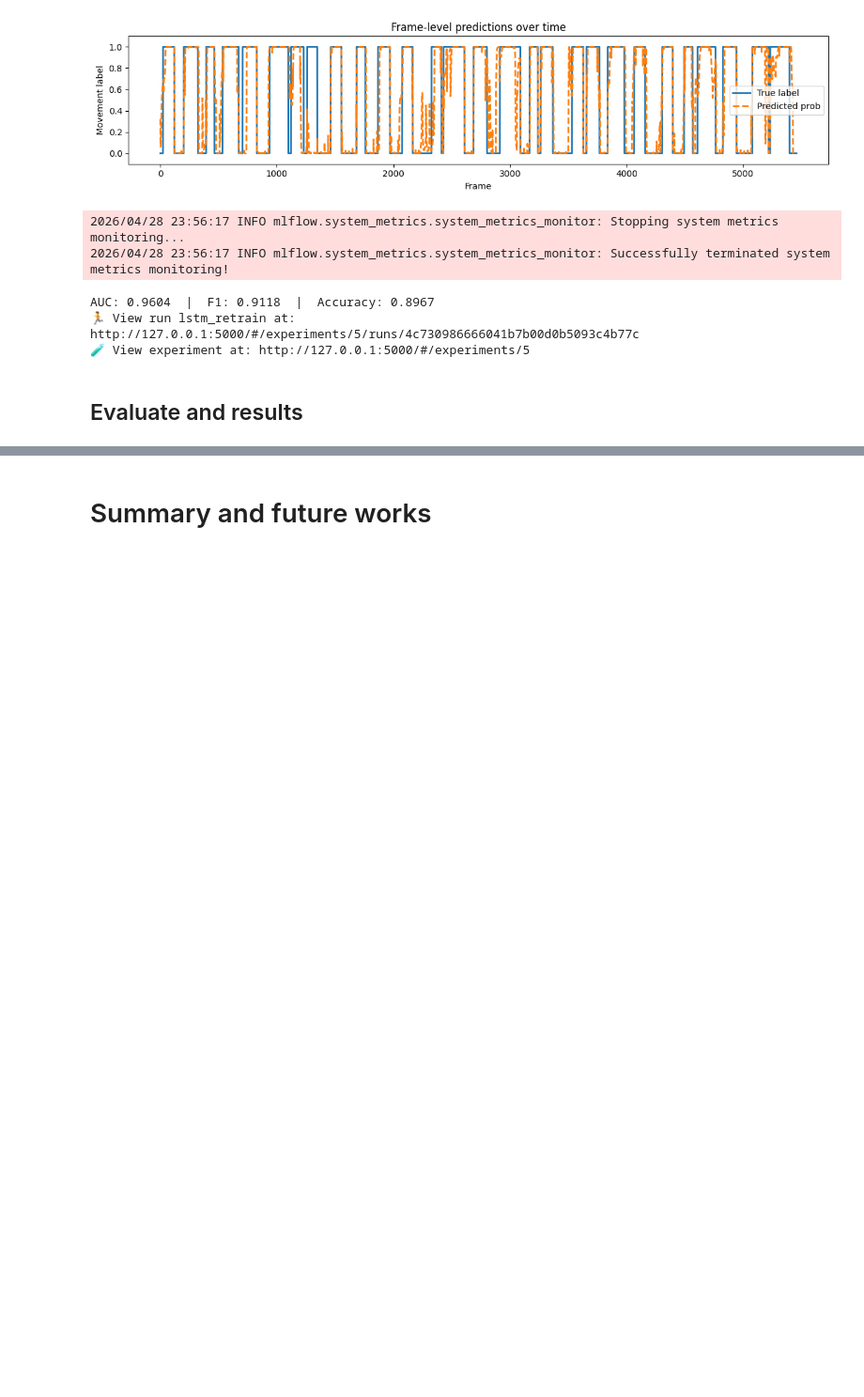
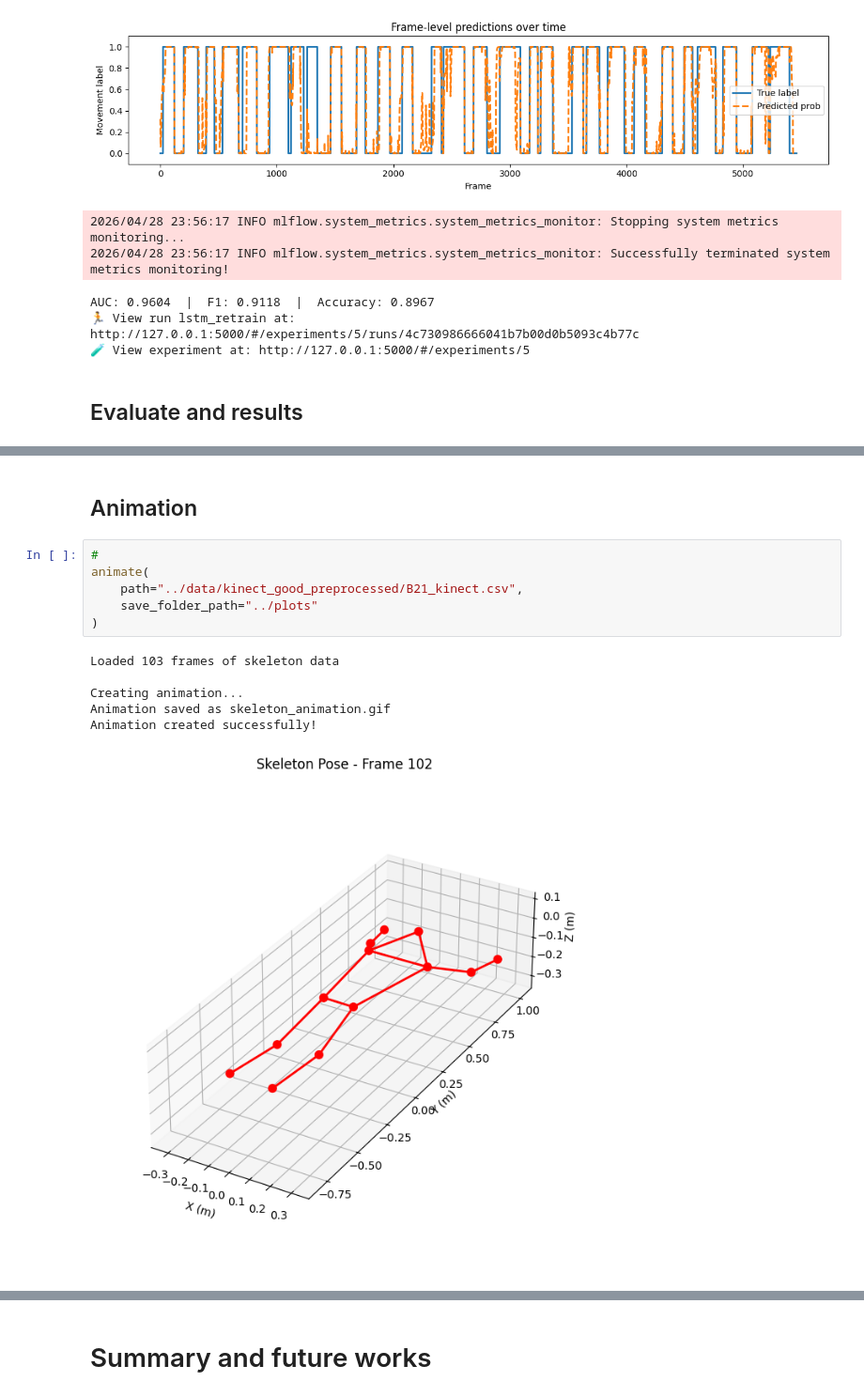
Before and after one commit to kallefrisk/DeepLearning_Schoolwork, a Jupyter notebook: MainProject/Assignment11/Assignment_11.ipynb, the cells around one changed output, grey strips where cells are left out. Shown at 94% size. Saved outputs shown, nothing was run; the diff lists cells and outputs as text; blank space fills up the shorter version.

```diff
--- a/MainProject/Assignment11/Assignment_11.ipynb
+++ b/MainProject/Assignment11/Assignment_11.ipynb
@@ -966,0 +1128,15 @@ AUC: 0.9604  |  F1: 0.9118  |  Accuracy: 0.8967
+# %% [markdown]
+## Animation
+# %%
+#
+animate(
+    path="../data/kinect_good_preprocessed/B21_kinect.csv",
+    save_folder_path="../plots"
+)
+# %% [output]
+Loaded 103 frames of skeleton data
+
+Creating animation...
+Animation saved as skeleton_animation.gif
+Animation created successfully!
+[figure, added]
```
Also changed, not shown: parts of 13 cells of this notebook, 3 other files.
